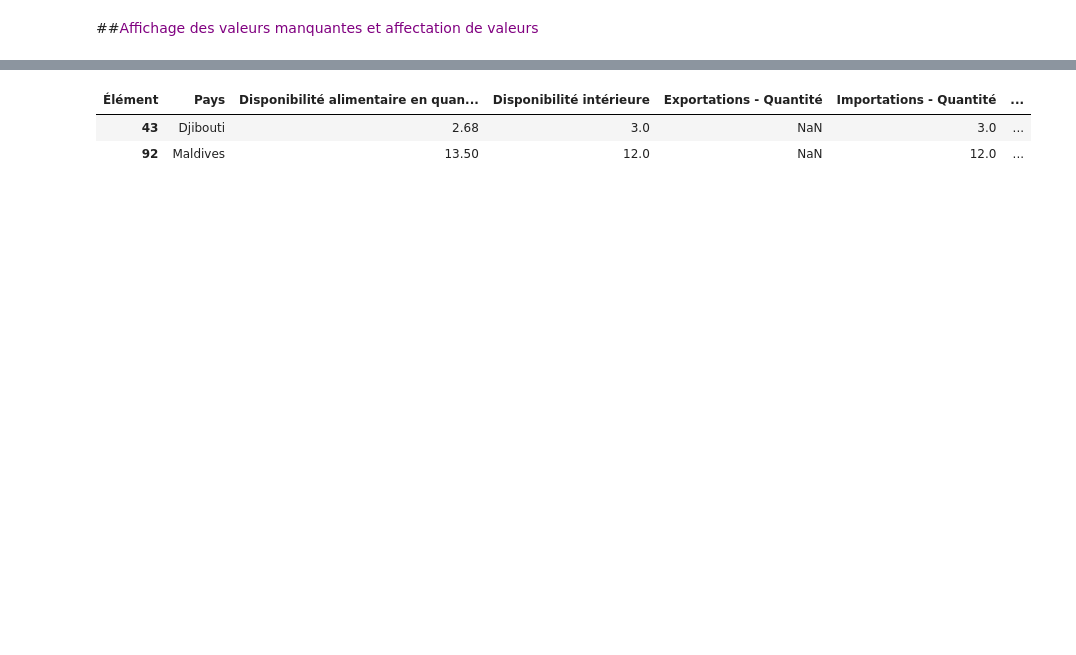
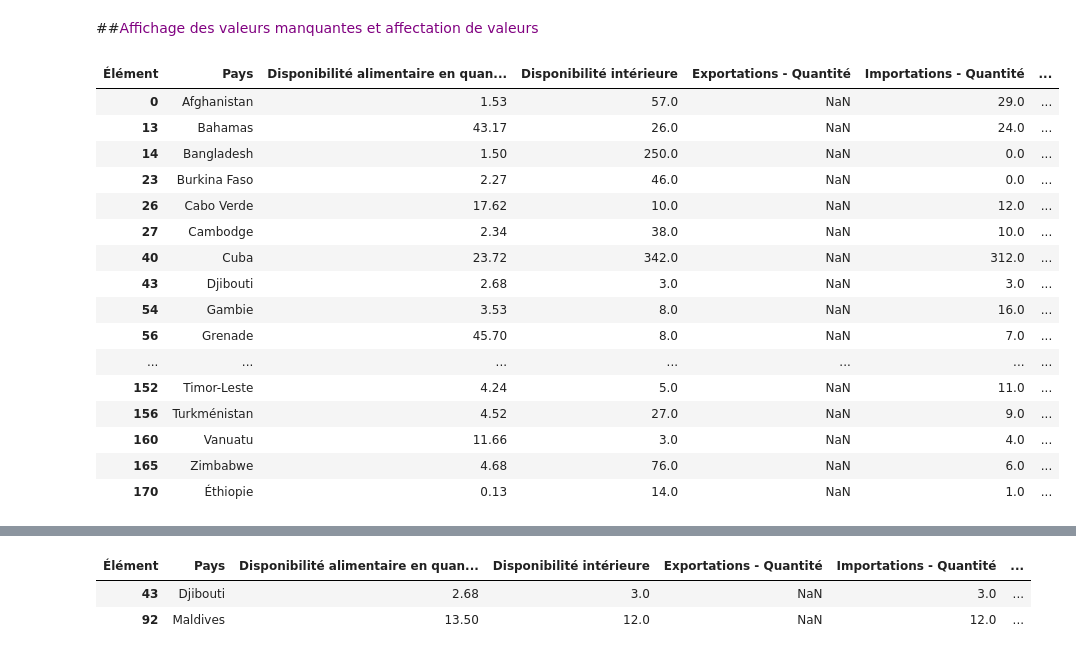
Before and after one commit to Randasabag/Etude-de-march-de-la-poule-qui-chante-avec-Python, a Jupyter notebook: projet9.ipynb, the cells around one changed output, grey strips where cells are left out. Cells and saved outputs as stored; diff of their text form; code cells hidden in the pictures; blank space fills up the shorter version.

```diff
--- a/projet9.ipynb
+++ b/projet9.ipynb
@@ -316,6 +316,27 @@ PIB par habitant, ($ PPA internationaux constants de 2011)        11
 dtype: int64
 # %% [markdown]
 ##<font color='purple'>Affichage des valeurs manquantes et affectation de valeurs</font>
+# %%
+df1 = df_dispovol[df_dispovol.isnull().any(axis=1)]
+df1
+# %% [output]
+| Élément | Pays | Disponibilité alimentaire en quan... | Disponibilité intérieure | Exportations - Quantité | Importations - Quantité | ... |
+| 0 | Afghanistan | 1.53 | 57.0 | NaN | 29.0 | ... |
+| 13 | Bahamas | 43.17 | 26.0 | NaN | 24.0 | ... |
+| 14 | Bangladesh | 1.50 | 250.0 | NaN | 0.0 | ... |
+| 23 | Burkina Faso | 2.27 | 46.0 | NaN | 0.0 | ... |
+| 26 | Cabo Verde | 17.62 | 10.0 | NaN | 12.0 | ... |
+| 27 | Cambodge | 2.34 | 38.0 | NaN | 10.0 | ... |
+| 40 | Cuba | 23.72 | 342.0 | NaN | 312.0 | ... |
+| 43 | Djibouti | 2.68 | 3.0 | NaN | 3.0 | ... |
+| 54 | Gambie | 3.53 | 8.0 | NaN | 16.0 | ... |
+| 56 | Grenade | 45.70 | 8.0 | NaN | 7.0 | ... |
+| ... | ... | ... | ... | ... | ... | ... |
+| 152 | Timor-Leste | 4.24 | 5.0 | NaN | 11.0 | ... |
+| 156 | Turkménistan | 4.52 | 27.0 | NaN | 9.0 | ... |
+| 160 | Vanuatu | 11.66 | 3.0 | NaN | 4.0 | ... |
+| 165 | Zimbabwe | 4.68 | 76.0 | NaN | 6.0 | ... |
+| 170 | Éthiopie | 0.13 | 14.0 | NaN | 1.0 | ... |
 # %%
 df_dispovol['Exportations - Quantité']=df_dispovol['Production']+df_dispovol['Importations - Quantité']+df_dispovol['Variation de stock']-df_dispovol['Disponibilité intérieure']
 df_dispovol.head()
```
Also changed, not shown: parts of 4 cells of this notebook.
